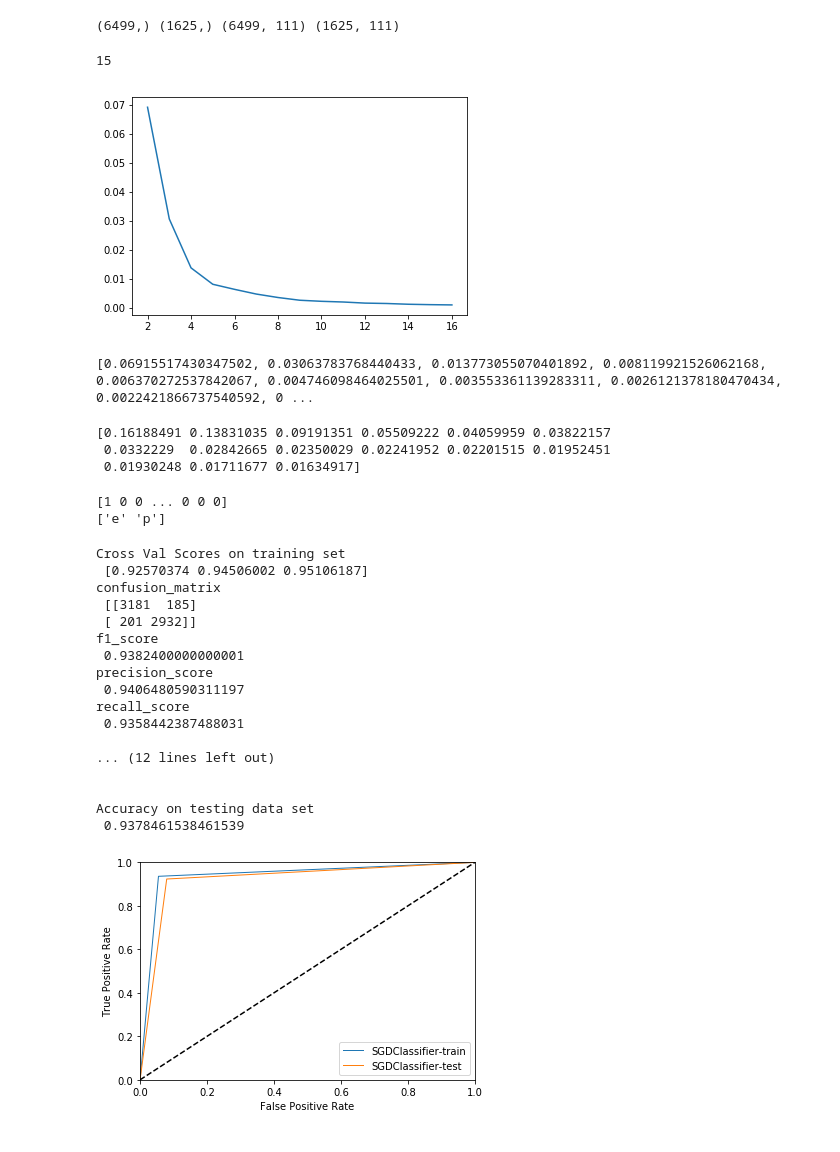
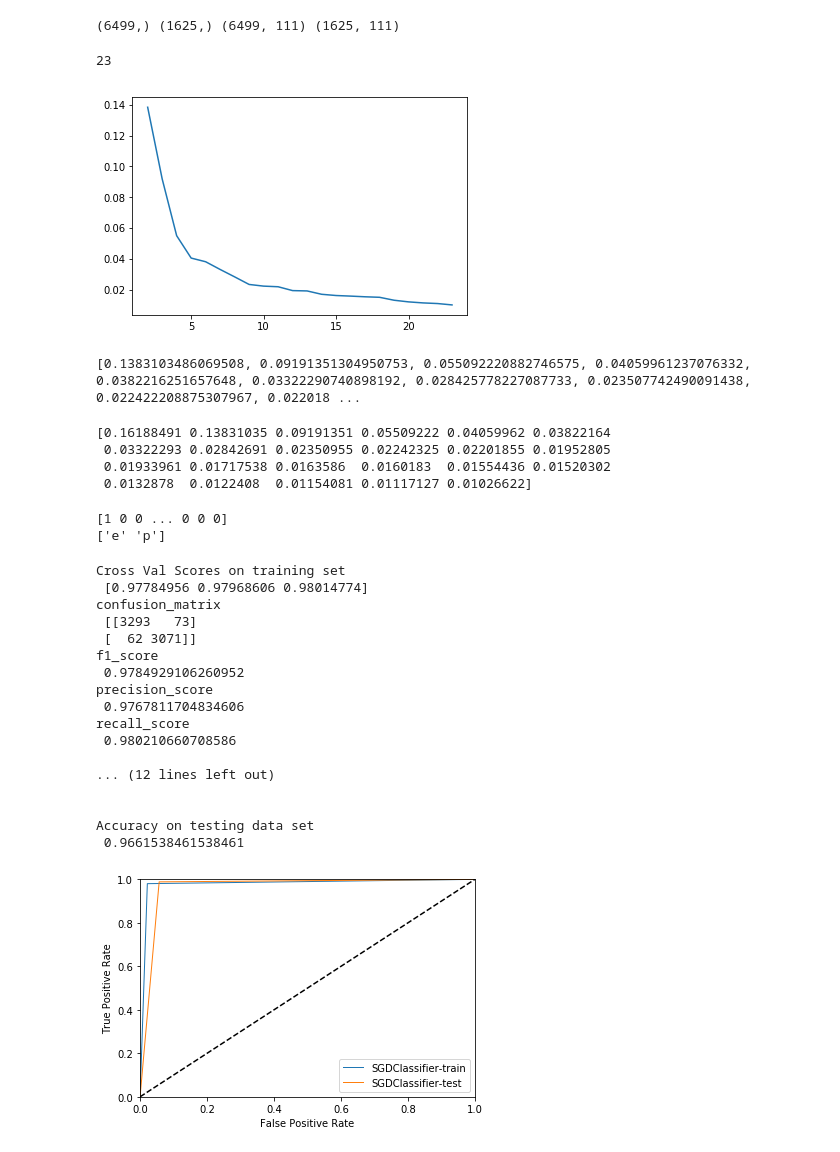
Before and after one commit to yogeshjadhav7/mushrooms-classfication, a Jupyter notebook: mushrooms-classifications.ipynb, the cells around one changed output. Saved outputs shown, nothing was run; the diff lists cells and outputs as text; code cells hidden in the pictures.

```diff
--- a/mushrooms-classifications.ipynb
+++ b/mushrooms-classifications.ipynb
@@ -170,29 +170,29 @@ def get_dims_variances(min_dim, max_dim, threshold=0.1, capToThreshold=False):
         pca = PCA(n_components=dim)
         pca.fit(X)
         variance = np.array(pca.explained_variance_ratio_)
-        variance = variance.min() / dim
-        dims.append(dim)
-        variances.append(variance)
+        variance = variance.min()
         if threshold < variance:
             optimum_dim = dim
+            dims.append(dim)
+            variances.append(variance)
         else:
             if capToThreshold:
                 break
 
     return dims, variances, optimum_dim
 # %%
-dims, variances, optimum_dim = get_dims_variances(2,  np.shape(X)[1], 0.001, capToThreshold=True)
+dims, variances, optimum_dim = get_dims_variances(2,  np.shape(X)[1], 0.01, capToThreshold=True)
 print(optimum_dim)
 import matplotlib.pyplot as plt
 plt.plot(dims, variances)
 plt.show()
 # %% [output]
-15
+23
-[figure, old version]
+[figure, new version]
 # %%
 print(variances)
 # %% [output]
-[0.06915517430347502, 0.03063783768440433, 0.013773055070401892, 0.008119921526062168, 0.006370272537842067, 0.004746098464025501, 0.003553361139283311, 0.0026121378180470434, 0.0022421866737540592, 0 ...
+[0.1383103486069508, 0.09191351304950753, 0.055092220882746575, 0.04059961237076332, 0.0382216251657648, 0.03322290740898192, 0.028425778227087733, 0.023507742490091438, 0.022422208875307967, 0.022018 ...
 # %%
 pca = PCA(n_components=optimum_dim)
 pca.fit(X)
@@ -200,9 +200,10 @@ print(pca.explained_variance_ratio_)
 X = pca.transform(X)
 X_test = pca.transform(X_test)
 # %% [output]
-[0.16188491 0.13831035 0.09191351 0.05509222 0.04059959 0.03822157
- 0.0332229  0.02842665 0.02350029 0.02241952 0.02201515 0.01952451
- 0.01930248 0.01711677 0.01634917]
+[0.16188491 0.13831035 0.09191351 0.05509222 0.04059962 0.03822164
+ 0.03322293 0.02842691 0.02350955 0.02242325 0.02201855 0.01952805
+ 0.01933961 0.01717538 0.0163586  0.0160183  0.01554436 0.01520302
+ 0.0132878  0.0122408  0.01154081 0.01117127 0.01026622]
 # %%
 from sklearn.preprocessing import Imputer
 imputer = Imputer(strategy="median")
@@ -273,23 +274,23 @@ print("\n\nAccuracy on testing data set\n", sum(Y_test == sgd_clf.predict(X_test
 plot_roc_curve(clf_sets)
 # %% [output]
 Cross Val Scores on training set
- [0.92570374 0.94506002 0.95106187]
+ [0.97784956 0.97968606 0.98014774]
 confusion_matrix
- [[3181  185]
- [ 201 2932]]
+ [[3293   73]
+ [  62 3071]]
 f1_score
- 0.9382400000000001
+ 0.9784929106260952
 precision_score
- 0.9406480590311197
+ 0.9767811704834606
 recall_score
- 0.9358442387488031
+ 0.980210660708586
 
 ... (12 lines left out)
 
 
 Accuracy on testing data set
- 0.9378461538461539
+ 0.9661538461538461
-[figure, old version]
+[figure, new version]
 # %%
 # KNeighbors Classifier
 
```
Also changed, not shown: parts of 2 cells of this notebook.
